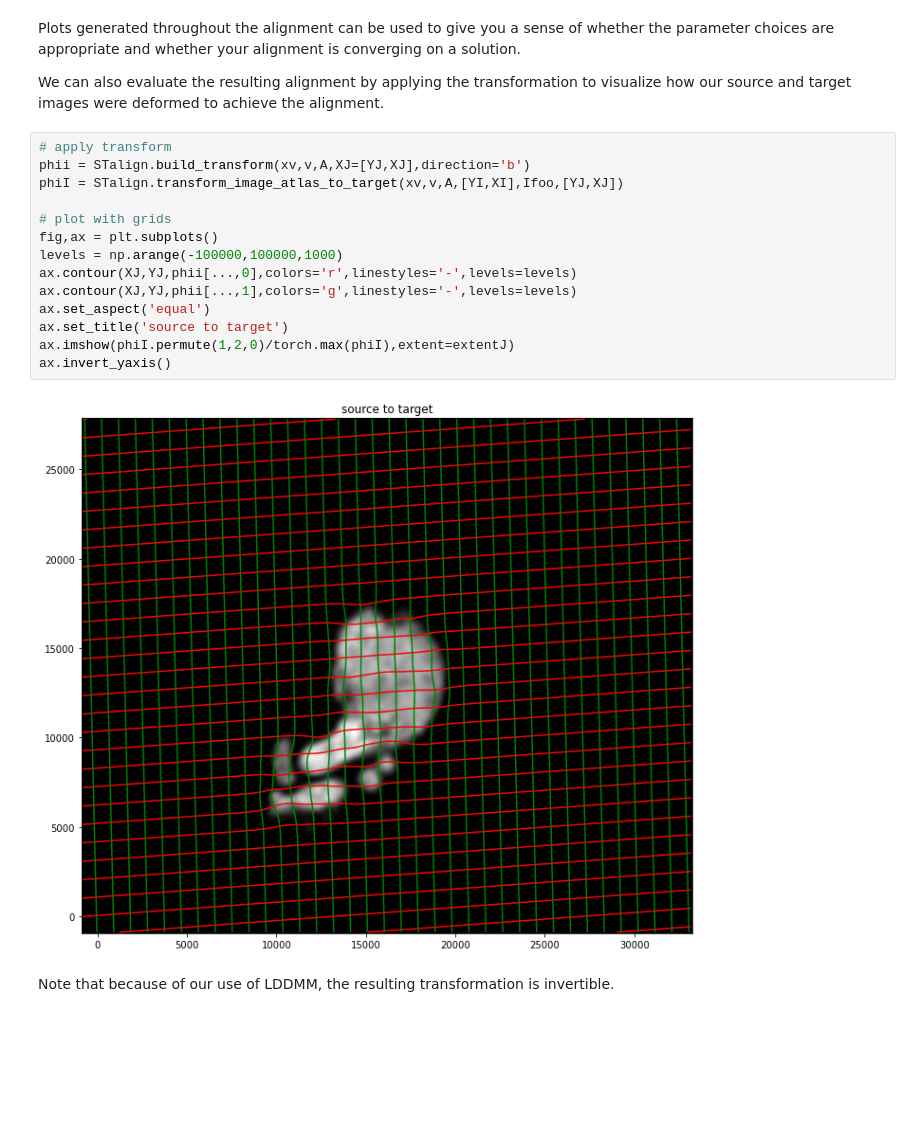
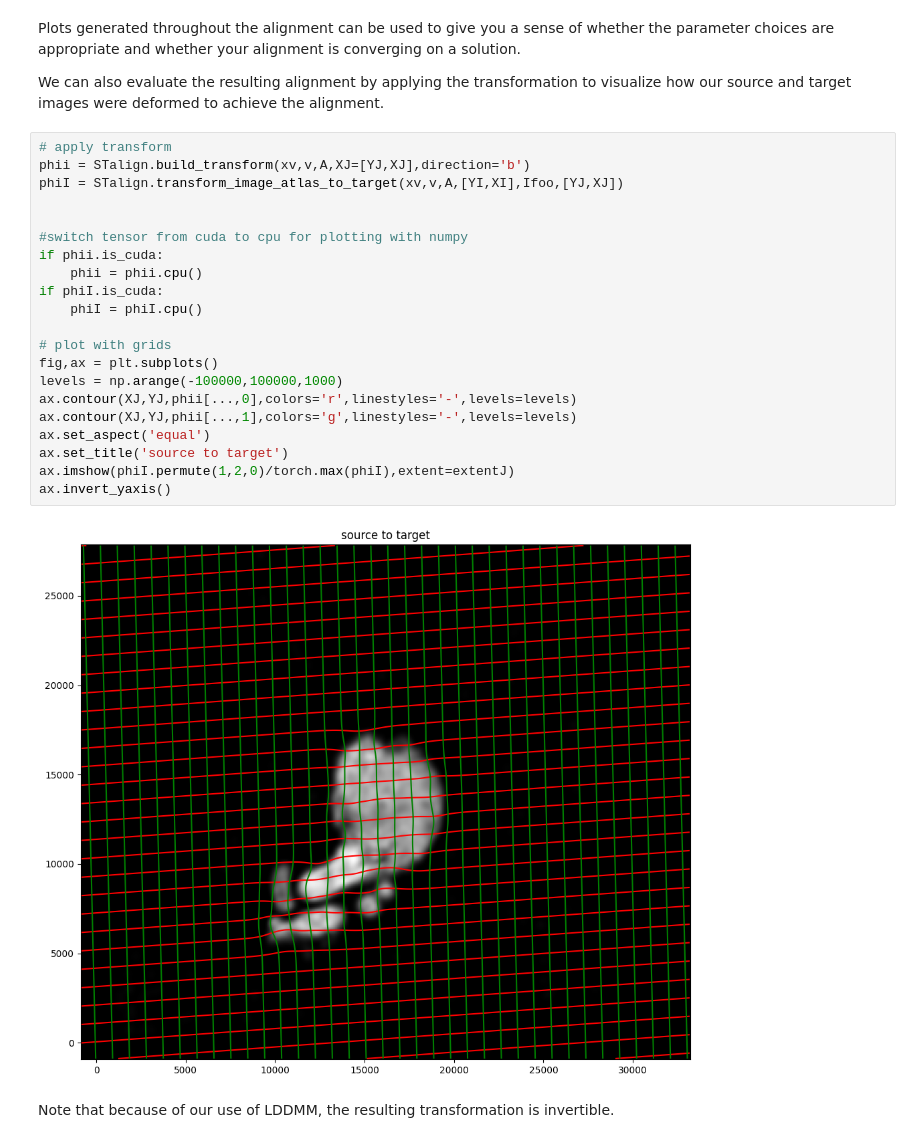
Before and after one commit to JEFworks-Lab/STalign, a Jupyter notebook: docs/notebooks/heart-alignment.ipynb, the cells around one changed output. Saved outputs shown, nothing was run; the diff lists cells and outputs as text; blank space fills up the shorter version.

Commit message:
update plotting for cuda

```diff
--- a/docs/notebooks/heart-alignment.ipynb
+++ b/docs/notebooks/heart-alignment.ipynb
@@ -180,19 +192,26 @@ We can also evaluate the resulting alignment by applying the transformation to v
 # %%
 # apply transform
 phii = STalign.build_transform(xv,v,A,XJ=[YJ,XJ],direction='b')
 phiI = STalign.transform_image_atlas_to_target(xv,v,A,[YI,XI],Ifoo,[YJ,XJ])
+
+
+#switch tensor from cuda to cpu for plotting with numpy
+if phii.is_cuda:
+    phii = phii.cpu()
+if phiI.is_cuda:
+    phiI = phiI.cpu()
 
 # plot with grids
 fig,ax = plt.subplots()
 levels = np.arange(-100000,100000,1000)
 ax.contour(XJ,YJ,phii[...,0],colors='r',linestyles='-',levels=levels)
 ax.contour(XJ,YJ,phii[...,1],colors='g',linestyles='-',levels=levels)
 ax.set_aspect('equal')
 ax.set_title('source to target')
 ax.imshow(phiI.permute(1,2,0)/torch.max(phiI),extent=extentJ)
 ax.invert_yaxis()
 # %% [output]
-[figure, old version]
+[figure, new version]
 # %% [markdown]
 Note that because of our use of LDDMM, the resulting transformation is invertible.
 # %%
```
Also changed, not shown: parts of 16 cells of this notebook.
